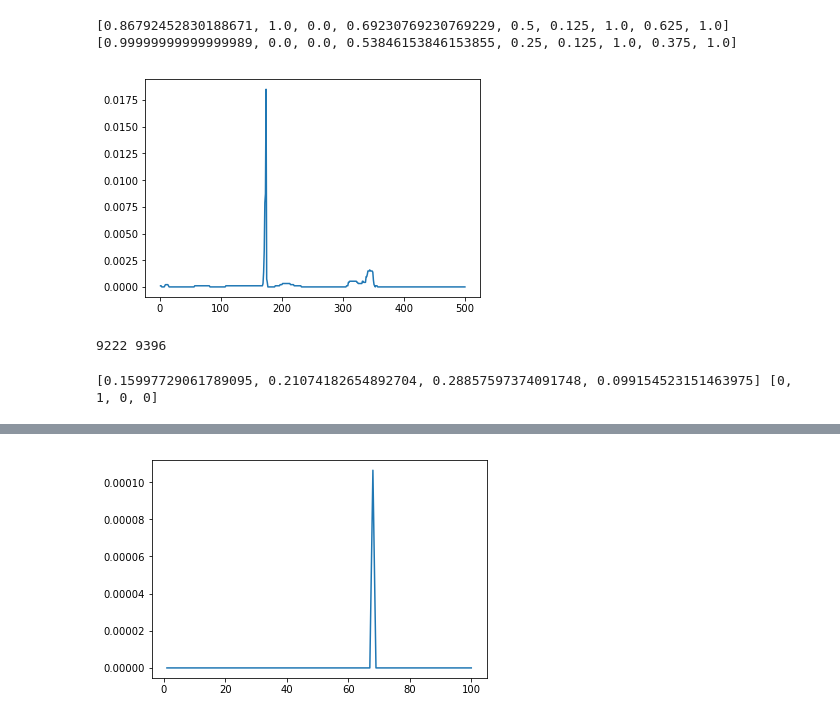
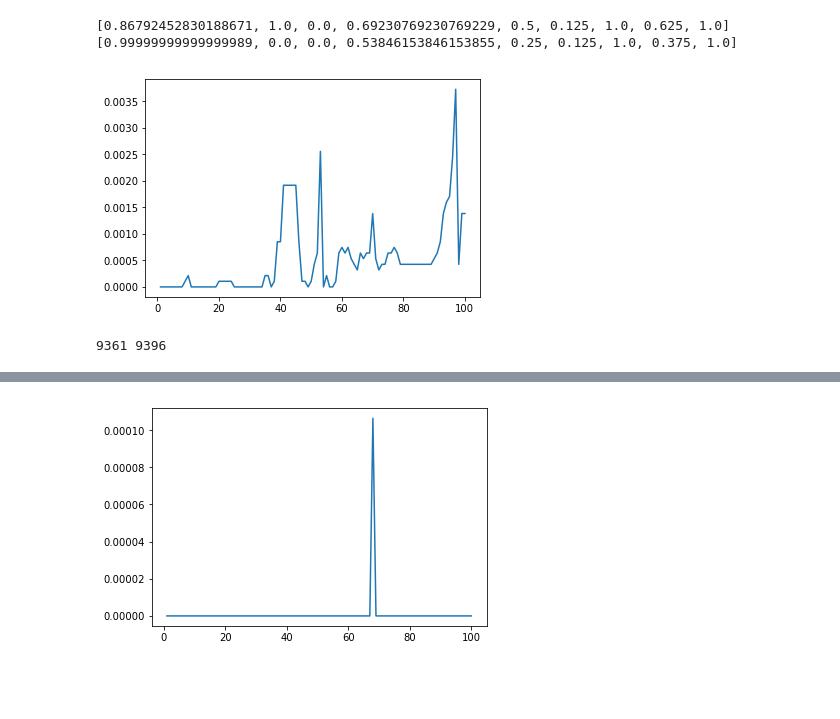
Before and after one commit to mcaballeroguillen/Redes_Neuronales, a Jupyter notebook: Red_Neuronal_1.ipynb, the cells around one changed output, grey strips where cells are left out. Cells and saved outputs as stored; diff of their text form; code cells hidden in the pictures; blank space fills up the shorter version.

```diff
--- a/Red_Neuronal_1.ipynb
+++ b/Red_Neuronal_1.ipynb
@@ -485,36 +484,29 @@ for x in yarreglo:
 # %%
 from matplotlib import pyplot
 fabri = Fabrica()
 fabri.getlr(0.8)
-capa1 = fabri.crearCapa(6,9) #Capa 3 pereceptrons 9 pesos cada quien
-capa2 = fabri.crearCapa(4,6) #Capa 4 perceptrones 3 pesos cada quien
+capa1 = fabri.crearCapa(15,9) #Capa 3 pereceptrons 9 pesos cada quien
+capa2 = fabri.crearCapa(4,15) #Capa 4 perceptrones 3 pesos cada quien
 
 red1= Red_Neuronal()
 red1.getcapinicial(capa1) #Capa incial.
 red1.getcapfinal(capa2) #Capa final
 red1.enlazar()
 
 train=[xtrain,ytrain]
 test=[xtest,ytest]
 
-a=red1.entrenar(train,500,test)
+a=red1.entrenar(train,100,test)
 
 b=[]
 l= len(xtest)
 for x in a[1]:
     b.append((l-x)/l)
 pyplot.plot(a[0],b)
 pyplot.show()
 # %% [output]
-[figure, old version]
+[figure, new version]
 # %%
 print(min(a[1]),l)
 # %% [output]
-9222 9396
+9361 9396
-# %%
-capa1.getinput(xtest[100])
-capa1.Feeding()
-
-print(capa2.output,ytest[100])
-# %% [output]
-[0.15997729061789095, 0.21074182654892704, 0.28857597374091748, 0.099154523151463975] [0, 1, 0, 0]
```
Also changed, not shown: parts of 3 cells of this notebook.
